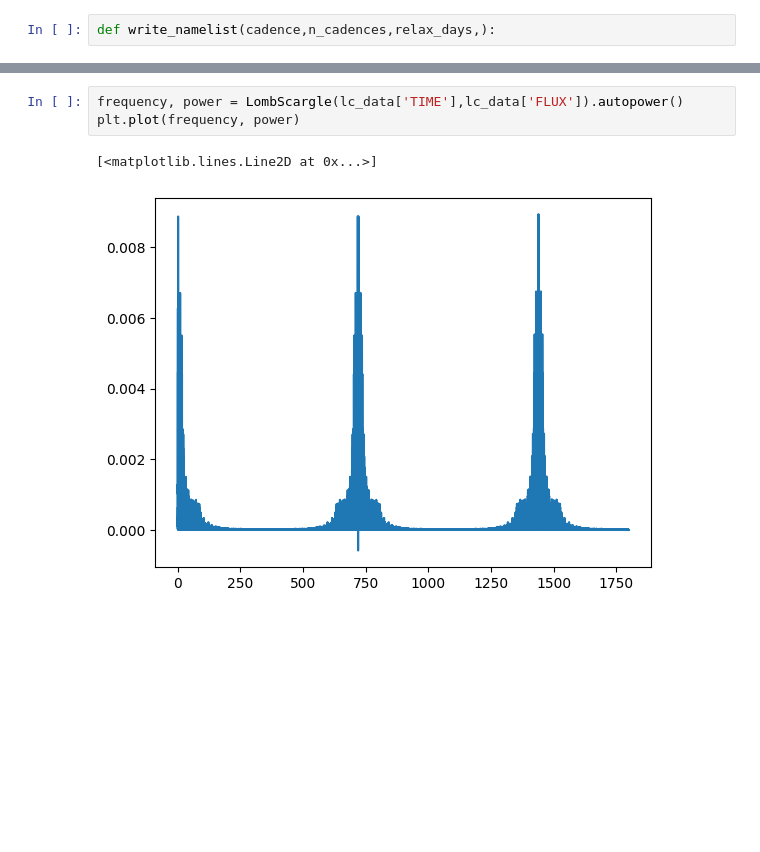
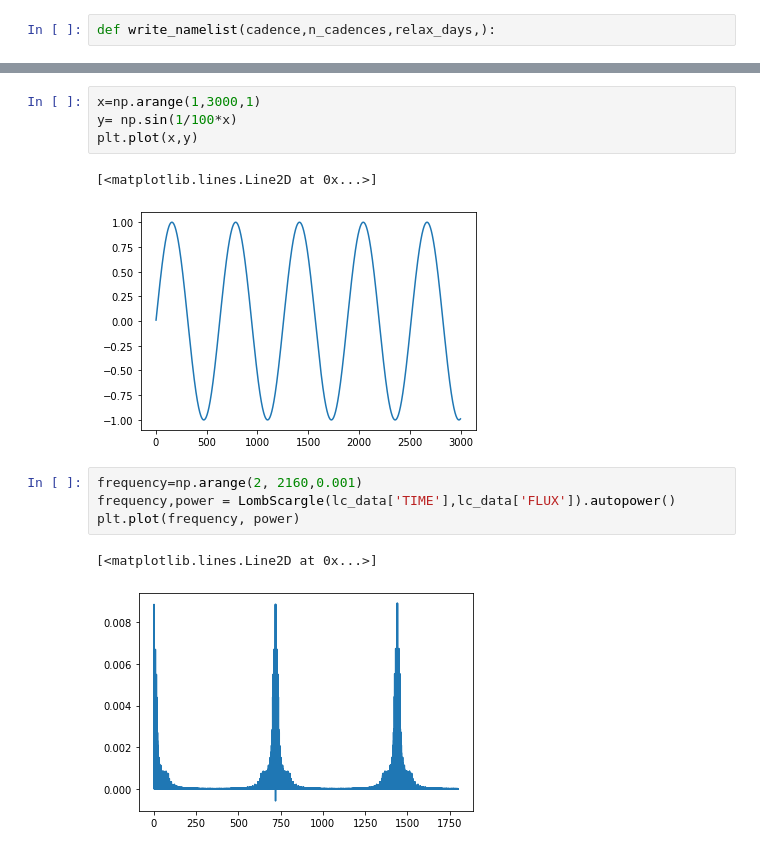
Before and after one commit to QuickPainter/M_Dwarf_Oscillations, a Jupyter notebook: more_injection.ipynb, the cells around one changed output, grey strips where cells are left out. Cells and saved outputs as stored; diff of their text form; blank space fills up the shorter version.

```diff
--- a/more_injection.ipynb
+++ b/more_injection.ipynb
@@ -339,6 +629,14 @@ plt.plot(lc_data['TIME'],lc_data['FLUX'])
+# %%
+x=np.arange(1,3000,1)
+y= np.sin(1/100*x)
+plt.plot(x,y)
+# %% [output]
+[<matplotlib.lines.Line2D at 0x...>]
+[figure, added]
 # %%
-frequency, power = LombScargle(lc_data['TIME'],lc_data['FLUX']).autopower()
+frequency=np.arange(2, 2160,0.001)
+frequency,power = LombScargle(lc_data['TIME'],lc_data['FLUX']).autopower()
 plt.plot(frequency, power)
 # %% [output]
 [<matplotlib.lines.Line2D at 0x...>]
-[figure, old version]
+[figure, new version]
```
Also changed, not shown: parts of 41 cells of this notebook.
